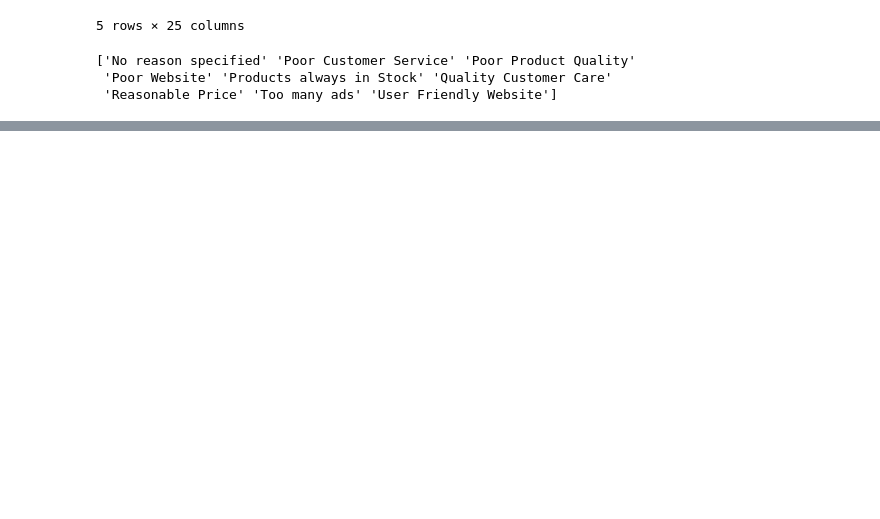
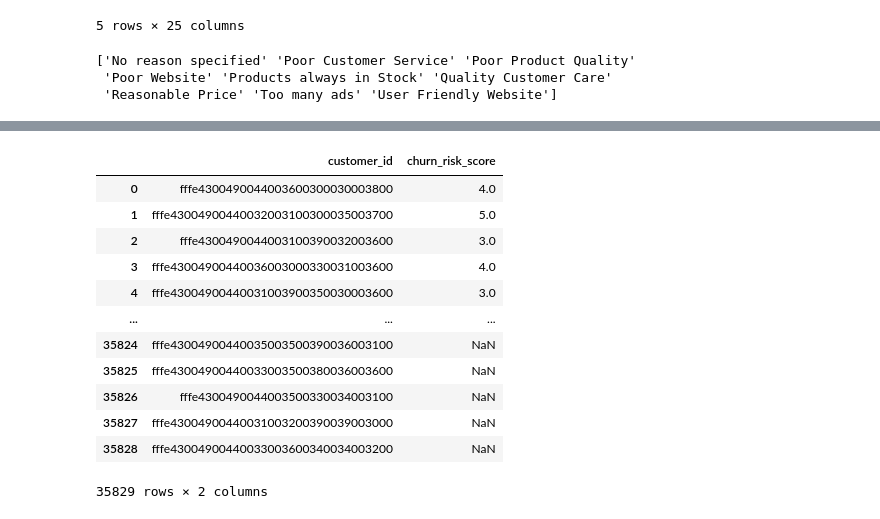
Before and after one commit to Ahsan-Ehtesham/Churn-Risk-Score-Prediction, a Jupyter notebook: Churn Risk Score Prediction.ipynb, the cells around one changed output, grey strips where cells are left out. Drawn from its saved outputs; the diff is of its cells as text; code cells hidden in the pictures; blank space fills up the shorter version.

```diff
--- a/Churn Risk Score Prediction.ipynb
+++ b/Churn Risk Score Prediction.ipynb
@@ -85,10 +121,8 @@ dtype: int64
 # %%
+# Removing all the rows having 'churn_risk_score' == -1
+l5 = np.where(dataset_train_copy['churn_risk_score'] == -1)
+dataset_train_copy.drop(l5[0],inplace=True)
 dataset_train_copy.index = range(0,dataset_train_copy.shape[0])
-
-# Removing all the rows having 'churn_risk_score' == -1
-l1 = np.where(dataset_train_copy['churn_risk_score'] == -1)
-dataset_train_copy.drop(l1[0],inplace=True)
-dataset_train_copy.index = range(0,dataset_train_copy.shape[0])
 # %%
 # class distribution
 print(dataset_train_copy.groupby('churn_risk_score').size())
@@ -210,0 +248,3 @@ weighted avg       0.78      0.78      0.78      7166
+# %%
+final_score = pd.DataFrame(y_pred,columns=['churn_risk_score'])
+final_score
@@ -210,0 +265,3 @@ weighted avg       0.78      0.78      0.78      7166
+# %%
+cust_id = pd.DataFrame(dataset_train_encoded['customer_id'],columns=['customer_id'])
+cust_id
@@ -210,0 +282,17 @@ weighted avg       0.78      0.78      0.78      7166
+# %%
+prediction = pd.concat([cust_id,final_score],axis=1)
+prediction
+# %% [output]
+|  | customer_id | churn_risk_score |
+| 0 | fffe4300490044003600300030003800 | 4.0 |
+| 1 | fffe43004900440032003100300035003700 | 5.0 |
+| 2 | fffe4300490044003100390032003600 | 3.0 |
+| 3 | fffe43004900440036003000330031003600 | 4.0 |
+| 4 | fffe43004900440031003900350030003600 | 3.0 |
+| ... | ... | ... |
+| 35824 | fffe43004900440035003500390036003100 | NaN |
+| 35825 | fffe43004900440033003500380036003600 | NaN |
+| 35826 | fffe4300490044003500330034003100 | NaN |
+| 35827 | fffe43004900440031003200390039003000 | NaN |
+| 35828 | fffe43004900440033003600340034003200 | NaN |
+35829 rows × 2 columns
```
Also changed, not shown: parts of 11 cells of this notebook, 1 other file.
